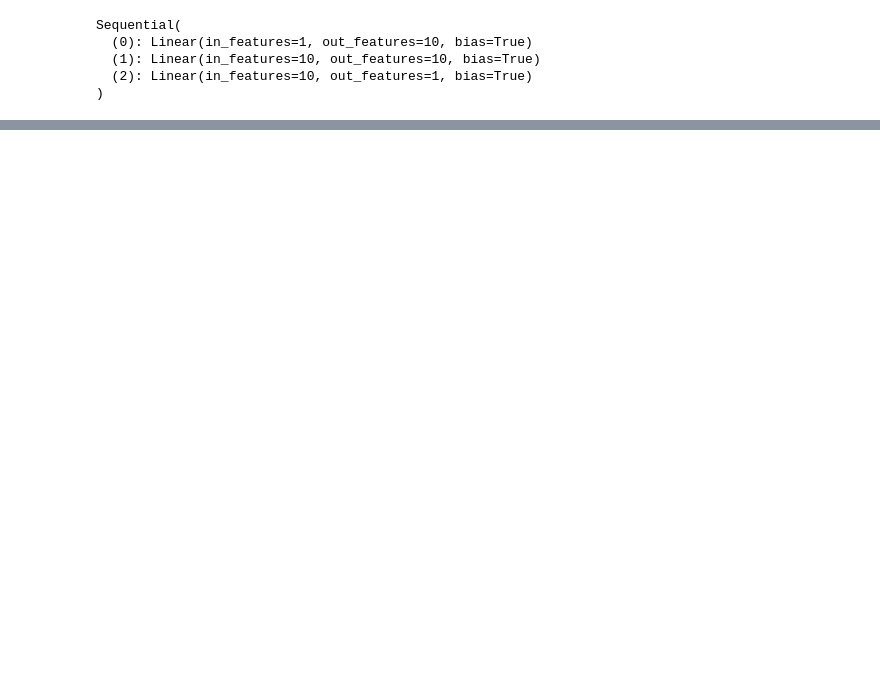
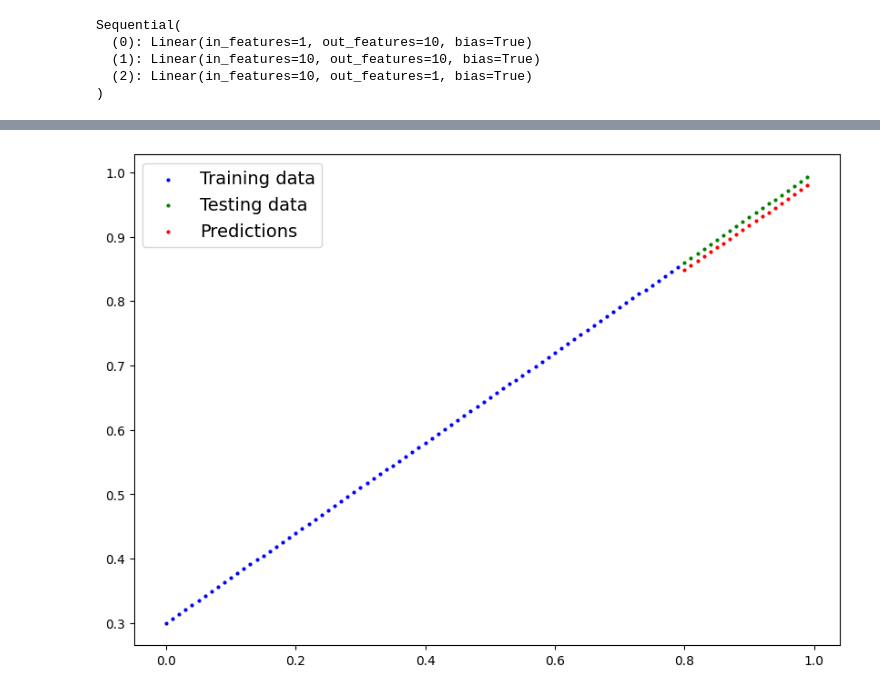
Before and after one commit to davidxml/deep-learning-engineering, a Jupyter notebook: 3_pytorch_neural_network_classification/pytorch_classficat.ipynb, the cells around one changed output, grey strips where cells are left out. Saved outputs shown, nothing was run; the diff lists cells and outputs as text; code cells hidden in the pictures; blank space fills up the shorter version.

Commit message:
Debugged  and fixed what  caused the model not to fit and learn on a straight line .
Reached end of  Notebook

```diff
--- a/3_pytorch_neural_network_classification/pytorch_classficat.ipynb
+++ b/3_pytorch_neural_network_classification/pytorch_classficat.ipynb
@@ -740,30 +744,27 @@ torch.manual_seed(42)
 torch.cuda.manual_seed(42)
 
 X_train_regression, y_train_regression = X_train_regression.to(device), y_train_regression.to(device)
-X_test_regression, y_test_regression = y_test_regression.to(device), y_test_regression.to(device)
+X_test_regression, y_test_regression = X_test_regression.to(device), y_test_regression.to(device)
 
 # set the number of epochs
-Epochs = 1000
+epochs = 100000
 
 for epoch in range(epochs):
-    model_3.train()
 
     mod3_pred = model_3(X_train_regression)
 
-    loss = loss_fn(mod3_pred, X_train_regression)
+    loss = loss_fn(mod3_pred, y_train_regression)
     optimizer.zero_grad()
 
-    mod3_acc = accuracy_fn(y_true= X_train_regression,
-                           y_pred=mod3_pred)
     loss.backward()
     optimizer.step()
 
     model_3.eval()
     with torch.inference_mode():
         mod3_test_preds = model_3(X_test_regression)
-        test_loss = loss_fn(y_test_regression, mod3_test_preds)
-        test_accuracy = accuracy_fn(y_true= y_test_regression,
-                                    y_pred = mod3_test_preds)
-        if epoch % 100 ==0:
-            print(f"Epoch: {epoch} | Loss: {loss} | Accuracy: {mod3_acc} | Test Loss: {test_loss} | Test Accuracy: {test_accuracy}")
+        test_loss = loss_fn(mod3_test_preds, y_test_regression)
+
+
+        if epoch % 100 == 0:
+            print(f"Epoch: {epoch} | Loss: {loss} | Test Loss: {test_loss}")
 # %% [output]
@@ -786,0 +788,17 @@ Epoch: 6900 | Loss: 0.0075762285850942135 | Accuracy: 0.0 | Test Loss: 0.0291197
+# %%
+# Turn on evaluation mode
+model_3.eval()
+
+# Make predictions (inference)
+with torch.inference_mode():
+    y_preds = model_3(X_test_regression)
+
+# Plot data and predictions
+
+plot_predictions(train_data = X_train_regression,
+                 train_labels = y_train_regression,
+                 test_data = X_test_regression,
+                 test_labels = y_test_regression,
+                 predictions=y_preds)
+# %% [output]
+[figure, added]
```
Also changed, not shown: parts of 8 cells of this notebook.
